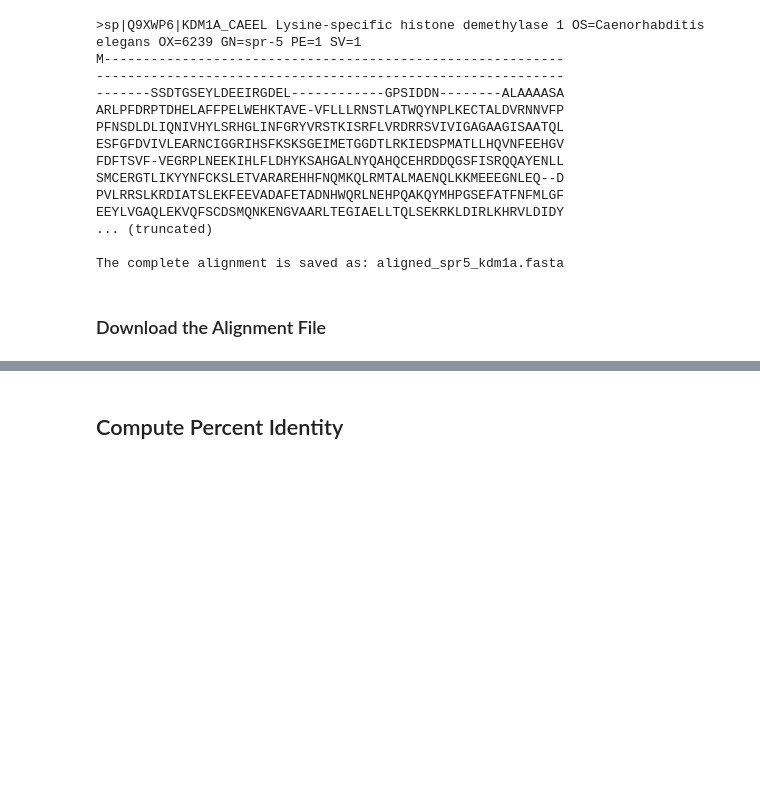
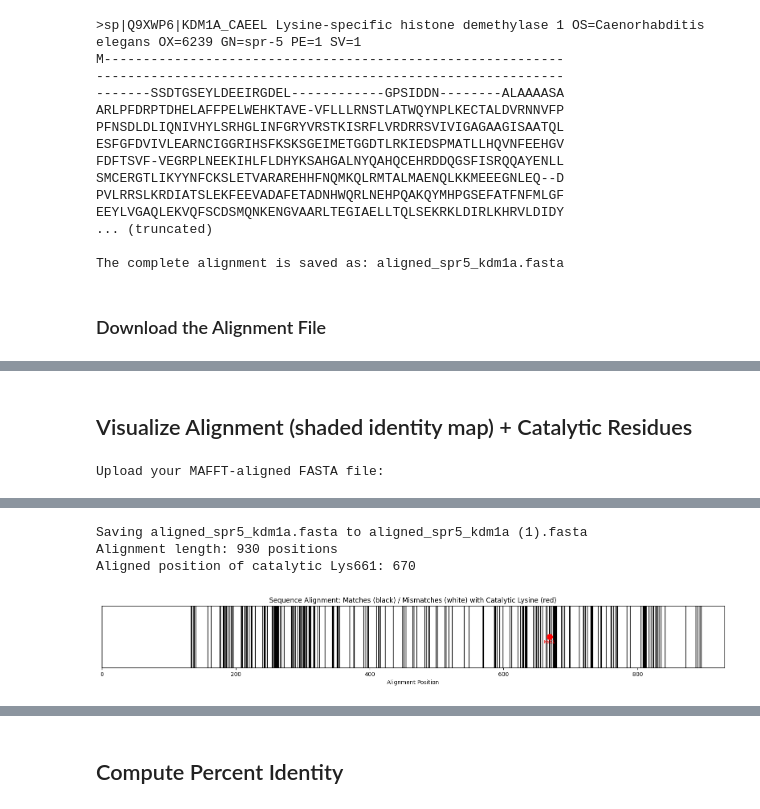
Before and after one commit to marlanaswann/spr5-kdm1a-conservation-, a Jupyter notebook: notebooks/03_Sequence_Alignment_of_KDM1A_and_SPR_5_(MAFFT)_.ipynb, the cells around one changed output, grey strips where cells are left out. Cells and saved outputs as stored; diff of their text form; code cells hidden in the pictures; blank space fills up the shorter version.

```diff
--- a/notebooks/03_Sequence_Alignment_of_KDM1A_and_SPR_5_(MAFFT)_.ipynb
+++ b/notebooks/03_Sequence_Alignment_of_KDM1A_and_SPR_5_(MAFFT)_.ipynb
@@ -144,3 +144,75 @@ The complete alignment is saved as: aligned_spr5_kdm1a.fasta
 # %% [output]
 [interactive output not drawn]
 [interactive output not drawn]
+# %% [markdown]
+## Visualize Alignment (shaded identity map) + Catalytic Residues
+# %%
+# ----------------------------
+# 1️⃣ Import libraries
+# ----------------------------
+import matplotlib.pyplot as plt
+from Bio import AlignIO
+from google.colab import files
+
+# ----------------------------
+# 2️⃣ Upload your MAFFT alignment file
+# ----------------------------
+print("Upload your MAFFT-aligned FASTA file:")
+uploaded = files.upload()
+filename = list(uploaded.keys())[0]
+
+# ----------------------------
+# 3️⃣ Read alignment
+# ----------------------------
+alignment = AlignIO.read(filename, "fasta")
+seq1 = alignment[0].seq  # SPR-5
+seq2 = alignment[1].seq  # Human KDM1A
+alignment_length = alignment.get_alignment_length()
+print(f"Alignment length: {alignment_length} positions")
+
+# ----------------------------
+# 4️⃣ Map human KDM1A Lys661 to aligned position
+# ----------------------------
+target_residue_num = 661  # Lys661 in unaligned KDM1A
+seq_no_gaps_count = 0
+aligned_catalytic_pos = None
+for i, aa in enumerate(seq2):
+    if aa != '-':
+        seq_no_gaps_count += 1
+    if seq_no_gaps_count == target_residue_num:
+        aligned_catalytic_pos = i + 1  # 1-based
+        break
+
+print("Aligned position of catalytic Lys661:", aligned_catalytic_pos)
+
+# ----------------------------
+# 5️⃣ Generate match/mismatch plot
+# ----------------------------
+match_array = [1 if seq1[i] == seq2[i] and seq1[i] != '-' else 0 for i in range(alignment_length)]
+
+plt.figure(figsize=(20, 2))
+plt.imshow([match_array], cmap='Greys', aspect='auto')  # black = match, white = mismatch/gap
+plt.yticks([])  # hide y-axis
+plt.xlabel("Alignment Position")
+plt.title("Sequence Alignment: Matches (black) / Mismatches (white) with Catalytic Lysine (red)")
+
+# ----------------------------
+# 6️⃣ Add catalytic residue (red dot)
+# ----------------------------
+if aligned_catalytic_pos:
+    plt.scatter(aligned_catalytic_pos-1, 0, color='red', s=100, zorder=5)
+    plt.text(aligned_catalytic_pos-1, 0.1, f"K{target_residue_num}", color='red', ha='center', fontsize=8)
+
+# ----------------------------
+# 7️⃣ Save the plot
+# ----------------------------
+output_file = "alignment_catalytic_plot.png"
+plt.savefig(output_file, dpi=300, bbox_inches='tight')
+plt.show()
+
+# ----------------------------
+# 8️⃣ Download the saved plot
+# ----------------------------
+files.download(output_file)
+# %% [output]
+Upload your MAFFT-aligned FASTA file:
@@ -146,0 +220,4 @@ The complete alignment is saved as: aligned_spr5_kdm1a.fasta
+Saving aligned_spr5_kdm1a.fasta to aligned_spr5_kdm1a (1).fasta
+Alignment length: 930 positions
+Aligned position of catalytic Lys661: 670
+[figure, added]
```
Also changed, not shown: parts of 14 cells of this notebook.
